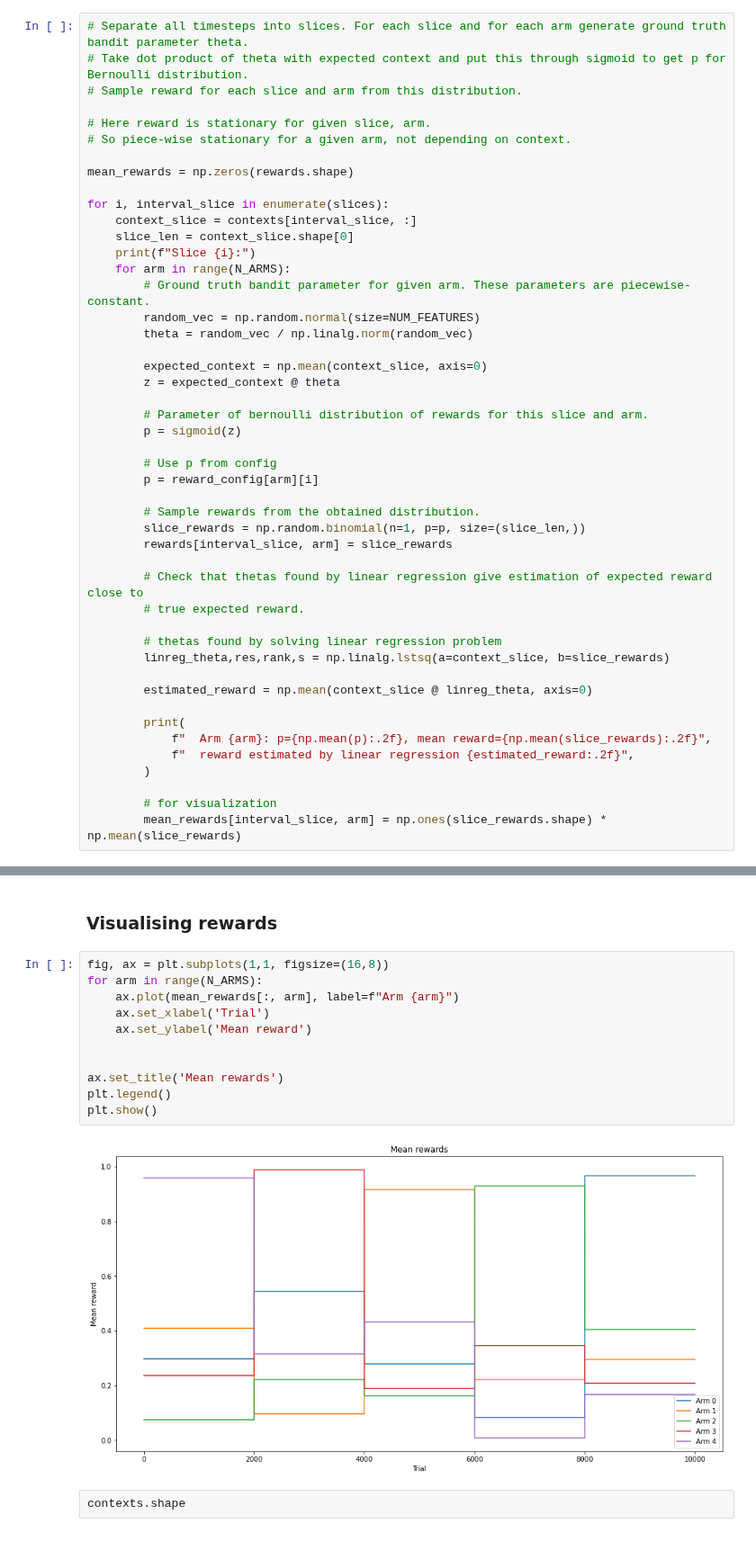
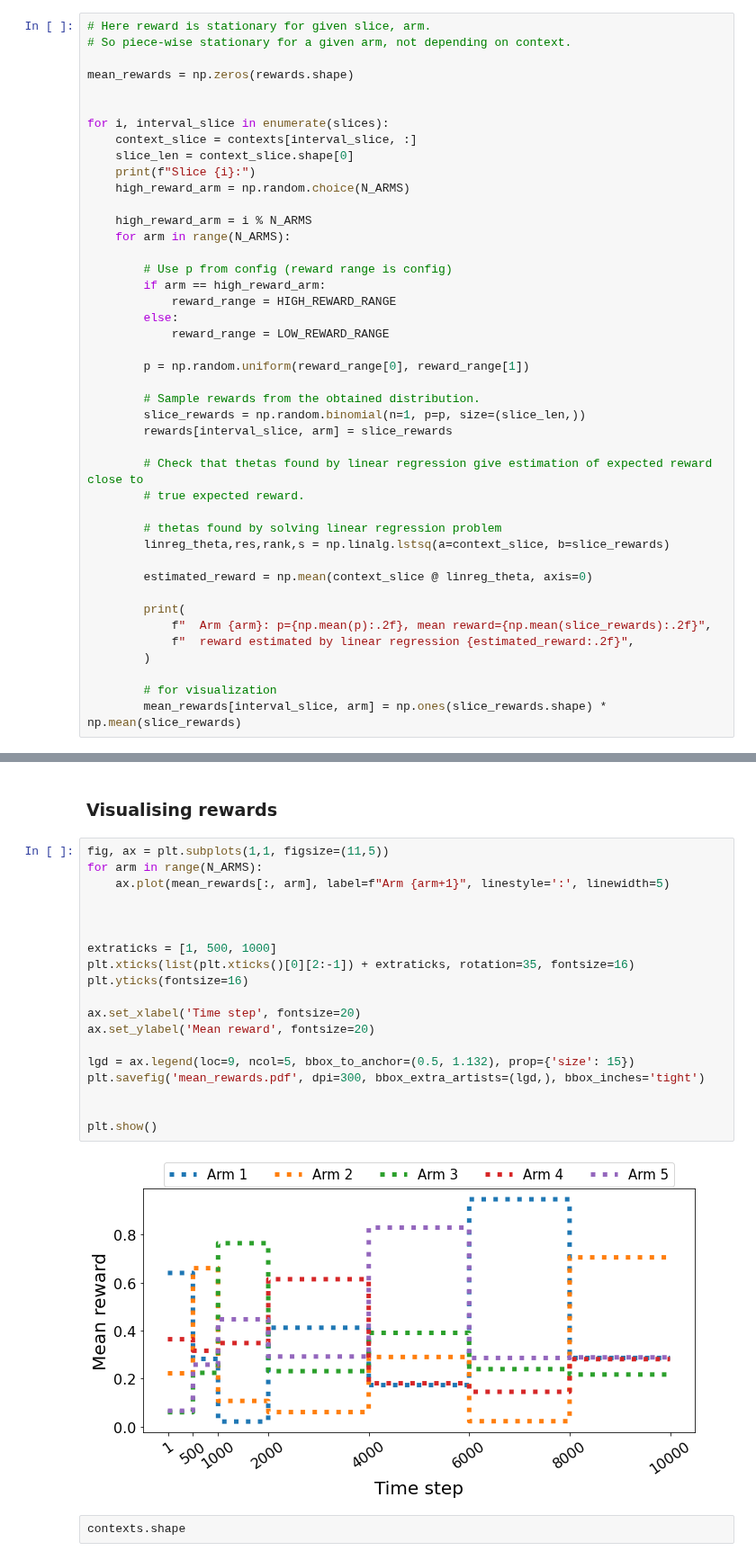
Before and after one commit to saeedghoorchian/NCC-Bandits, a Jupyter notebook: experiments/synthetic/1_synthetic_data_creation.ipynb, the cells around one changed output, grey strips where cells are left out. Shown at 90% size. Drawn from its saved outputs; the diff is of its cells as text.

Commit message:
Add synthetic experiments with piece-wise constant E[r]

```diff
--- a/experiments/synthetic/1_synthetic_data_creation.ipynb
+++ b/experiments/synthetic/1_synthetic_data_creation.ipynb
@@ -186,30 +178,26 @@ np.random.seed(42)
 # %%
-# Separate all timesteps into slices. For each slice and for each arm generate ground truth bandit parameter theta.
-# Take dot product of theta with expected context and put this through sigmoid to get p for Bernoulli distribution.
-# Sample reward for each slice and arm from this distribution.
-
 # Here reward is stationary for given slice, arm.
 # So piece-wise stationary for a given arm, not depending on context.
 
 mean_rewards = np.zeros(rewards.shape)
 
+
 for i, interval_slice in enumerate(slices):
     context_slice = contexts[interval_slice, :]
     slice_len = context_slice.shape[0]
     print(f"Slice {i}:")
+    high_reward_arm = np.random.choice(N_ARMS)
+
+    high_reward_arm = i % N_ARMS
     for arm in range(N_ARMS):
-        # Ground truth bandit parameter for given arm. These parameters are piecewise-constant.
-        random_vec = np.random.normal(size=NUM_FEATURES)
-        theta = random_vec / np.linalg.norm(random_vec)
 
-        expected_context = np.mean(context_slice, axis=0)
-        z = expected_context @ theta
+        # Use p from config (reward range is config)
+        if arm == high_reward_arm:
+            reward_range = HIGH_REWARD_RANGE
+        else:
+            reward_range = LOW_REWARD_RANGE
 
-        # Parameter of bernoulli distribution of rewards for this slice and arm.
-        p = sigmoid(z)
-
-        # Use p from config
-        p = reward_config[arm][i]
+        p = np.random.uniform(reward_range[0], reward_range[1])
 
         # Sample rewards from the obtained distribution.
         slice_rewards = np.random.binomial(n=1, p=p, size=(slice_len,))
@@ -253,18 +241,26 @@ To use the future default and silence this warning we advise to pass `rcond=None
 # %% [markdown]
 ### Visualising rewards
 # %%
-fig, ax = plt.subplots(1,1, figsize=(16,8))
+fig, ax = plt.subplots(1,1, figsize=(11,5))
 for arm in range(N_ARMS):
-    ax.plot(mean_rewards[:, arm], label=f"Arm {arm}")
-    ax.set_xlabel('Trial')
-    ax.set_ylabel('Mean reward')
+    ax.plot(mean_rewards[:, arm], label=f"Arm {arm+1}", linestyle=':', linewidth=5)
 
 
-ax.set_title('Mean rewards')
-plt.legend()
+
+extraticks = [1, 500, 1000]
+plt.xticks(list(plt.xticks()[0][2:-1]) + extraticks, rotation=35, fontsize=16)
+plt.yticks(fontsize=16)
+
+ax.set_xlabel('Time step', fontsize=20)
+ax.set_ylabel('Mean reward', fontsize=20)
+
+lgd = ax.legend(loc=9, ncol=5, bbox_to_anchor=(0.5, 1.132), prop={'size': 15})
+plt.savefig('mean_rewards.pdf', dpi=300, bbox_extra_artists=(lgd,), bbox_inches='tight')
+
+
 plt.show()
 # %% [output]
-[figure, old version]
+[figure, new version]
 # %% [raw]
 contexts.shape
 # %%
```
Also changed, not shown: parts of 25 cells of this notebook.
